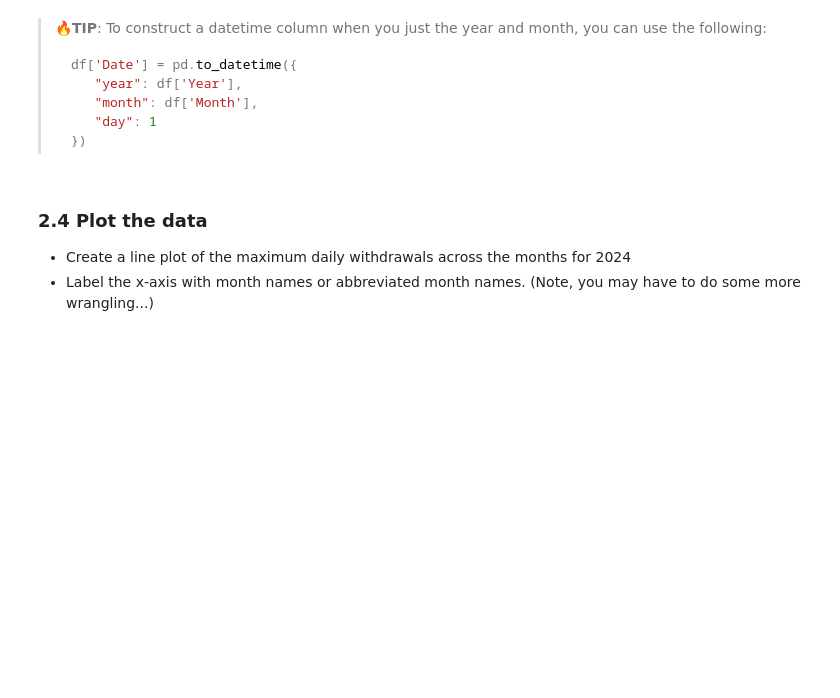
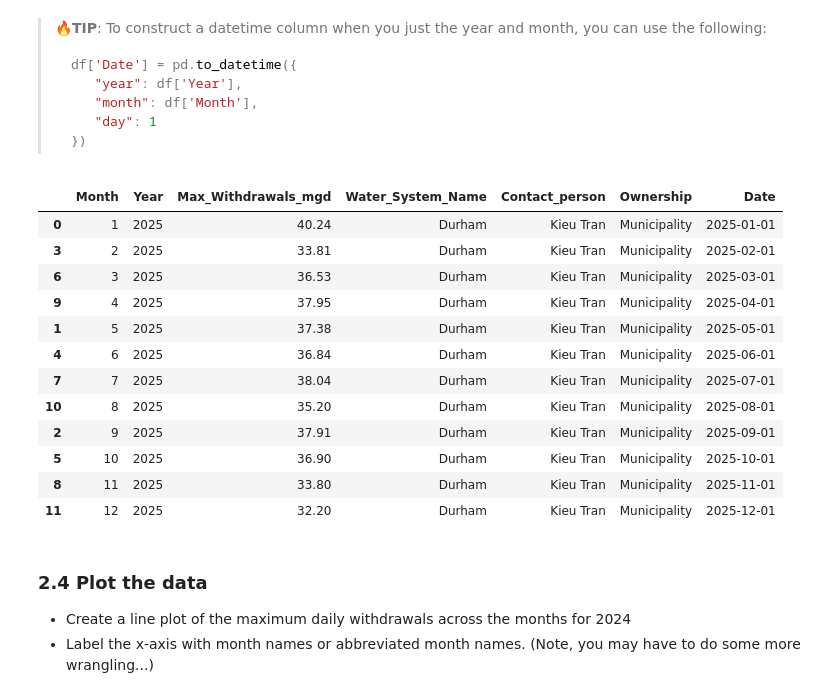
Before and after one commit to lamthieu1101/ENV700, a Jupyter notebook: Assignments/qt29_A6-DataScraping.ipynb, the cells around one changed output. Cells and saved outputs as stored; diff of their text form; code cells hidden in the pictures; blank space fills up the shorter version.

````diff
--- a/Assignments/qt29_A6-DataScraping.ipynb
+++ b/Assignments/qt29_A6-DataScraping.ipynb
@@ -61,27 +61,27 @@ In the code chunk below scrape these values, assigning them to four separate var
 >HINT: The first value should be "`Durham`", the second "`Kieu Tran`", the third "`Municipality`", and the last should be a vector of 12 numeric values (represented as strings)".
 # %%
 # 2.2 Scrape the data into variables
-water_system_name = webpage.select_one(
+water_system = webpage.select_one(
     "div+ table tr:nth-child(1) td:nth-child(2)"
 ).get_text(strip=True)
 
-contact_person = webpage.select_one(
+contact = webpage.select_one(
     "div+ table tr:nth-child(4) td:nth-child(2)"
 ).get_text(strip=True)
 
-ownership = webpage.select_one(
+owner = webpage.select_one(
     "div+ table tr:nth-child(2) td:nth-child(4)"
 ).get_text(strip=True)
 
 
 max_nodes = webpage.select(
-    ".fancy-table:nth-child(32) th+ td"
+    "th~ td+ td"
 )
 max_withdrawals = [node.get_text(strip=True) for node in max_nodes]
 
 
-print(water_system_name)
-print(contact_person)
-print(ownership)
+print(water_system)
+print(contact)
+print(owner)
 print(max_withdrawals)
 # %% [output]
@@ -111,6 +114,38 @@ Convert your scraped data into a dataframe.
 >```
 # %%
 # 2.3 Construct the dataframe from scraped data
+
+month_order = [1, 5, 9, 2, 6, 10, 3, 7, 11, 4, 8, 12]
+
+df_withdrawals = pd.DataFrame({
+    "Month": month_order,
+    "Year": 2025,
+    "Max_Withdrawals_mgd": pd.to_numeric(max_withdrawals),
+})
+
+
+df_withdrawals = df_withdrawals.assign(
+    Water_System_Name = water_system,
+    Contact_person = contact,
+    Ownership = owner,
+    Date=lambda d: pd.to_datetime(dict(year=d["Year"], month=d["Month"], day=1)),
+).sort_values("Date")
+
+df_withdrawals
+# %% [output]
+|  | Month | Year | Max_Withdrawals_mgd | Water_System_Name | Contact_person | Ownership | Date |
+| 0 | 1 | 2025 | 40.24 | Durham | Kieu Tran | Municipality | 2025-01-01 |
+| 3 | 2 | 2025 | 33.81 | Durham | Kieu Tran | Municipality | 2025-02-01 |
+| 6 | 3 | 2025 | 36.53 | Durham | Kieu Tran | Municipality | 2025-03-01 |
+| 9 | 4 | 2025 | 37.95 | Durham | Kieu Tran | Municipality | 2025-04-01 |
+| 1 | 5 | 2025 | 37.38 | Durham | Kieu Tran | Municipality | 2025-05-01 |
+| 4 | 6 | 2025 | 36.84 | Durham | Kieu Tran | Municipality | 2025-06-01 |
+| 7 | 7 | 2025 | 38.04 | Durham | Kieu Tran | Municipality | 2025-07-01 |
+| 10 | 8 | 2025 | 35.20 | Durham | Kieu Tran | Municipality | 2025-08-01 |
+| 2 | 9 | 2025 | 37.91 | Durham | Kieu Tran | Municipality | 2025-09-01 |
+| 5 | 10 | 2025 | 36.90 | Durham | Kieu Tran | Municipality | 2025-10-01 |
+| 8 | 11 | 2025 | 33.80 | Durham | Kieu Tran | Municipality | 2025-11-01 |
+| 11 | 12 | 2025 | 32.20 | Durham | Kieu Tran | Municipality | 2025-12-01 |
 # %% [markdown]
 ### 2.4 Plot the data
 * Create a line plot of the maximum daily withdrawals across the months for 2024
````
Also changed, not shown: parts of 4 cells of this notebook.
